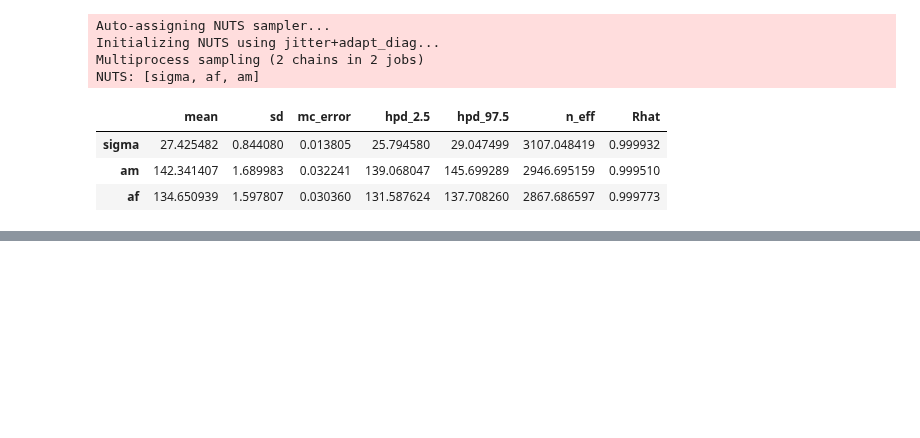
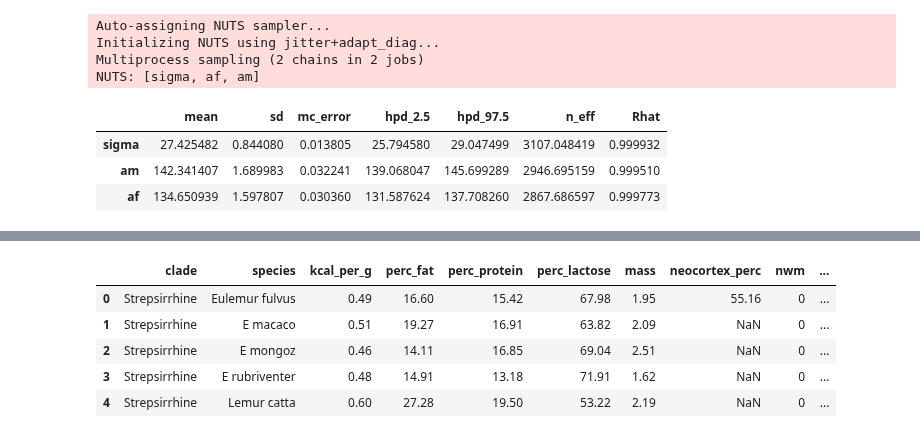
Before and after one commit to nwweber/statistical_rethinking, a Jupyter notebook: chapter_05_multivariate_linear_models.ipynb, the cells around one changed output, grey strips where cells are left out. Saved outputs shown, nothing was run; the diff lists cells and outputs as text; code cells hidden in the pictures; blank space fills up the shorter version.

```diff
--- a/chapter_05_multivariate_linear_models.ipynb
+++ b/chapter_05_multivariate_linear_models.ipynb
@@ -1387,0 +1391,12 @@ where now indeed $(\alpha_m - \alpha_f)$ takes the place of what used to be $\be
+# %%
+# Code 5.48
+
+d = (
+    pd
+    .read_csv('./data/milk.csv', sep=';')
+    .rename(
+        columns=lambda colname: colname.replace('.', '_'), # make more pythonic
+    )
+)
+
+d.clade.unique()
@@ -1387,0 +1408,5 @@ where now indeed $(\alpha_m - \alpha_f)$ takes the place of what used to be $\be
+# %%
+# Code 5.49
+
+d = d.assign(nwm = (d.clade == 'New World Monkey').astype(int))
+d.head()
@@ -1387,0 +1420,14 @@ where now indeed $(\alpha_m - \alpha_f)$ takes the place of what used to be $\be
+# %%
+# Code 5.50
+
+d = d.assign(owm = (d.clade == 'Old World Monkey').astype(int))
+d = d.assign(s = (d.clade == 'Strepsirrhine').astype(int))
+
+d.head()
+# %% [output]
+|  | clade | species | kcal_per_g | perc_fat | perc_protein | perc_lactose | mass | neocortex_perc | nwm | ... |
+| 0 | Strepsirrhine | Eulemur fulvus | 0.49 | 16.60 | 15.42 | 67.98 | 1.95 | 55.16 | 0 | ... |
+| 1 | Strepsirrhine | E macaco | 0.51 | 19.27 | 16.91 | 63.82 | 2.09 | NaN | 0 | ... |
+| 2 | Strepsirrhine | E mongoz | 0.46 | 14.11 | 16.85 | 69.04 | 2.51 | NaN | 0 | ... |
+| 3 | Strepsirrhine | E rubriventer | 0.48 | 14.91 | 13.18 | 71.91 | 1.62 | NaN | 0 | ... |
+| 4 | Strepsirrhine | Lemur catta | 0.60 | 27.28 | 19.50 | 53.22 | 2.19 | NaN | 0 | ... |
```
Also changed, not shown: parts of 18 cells of this notebook.
